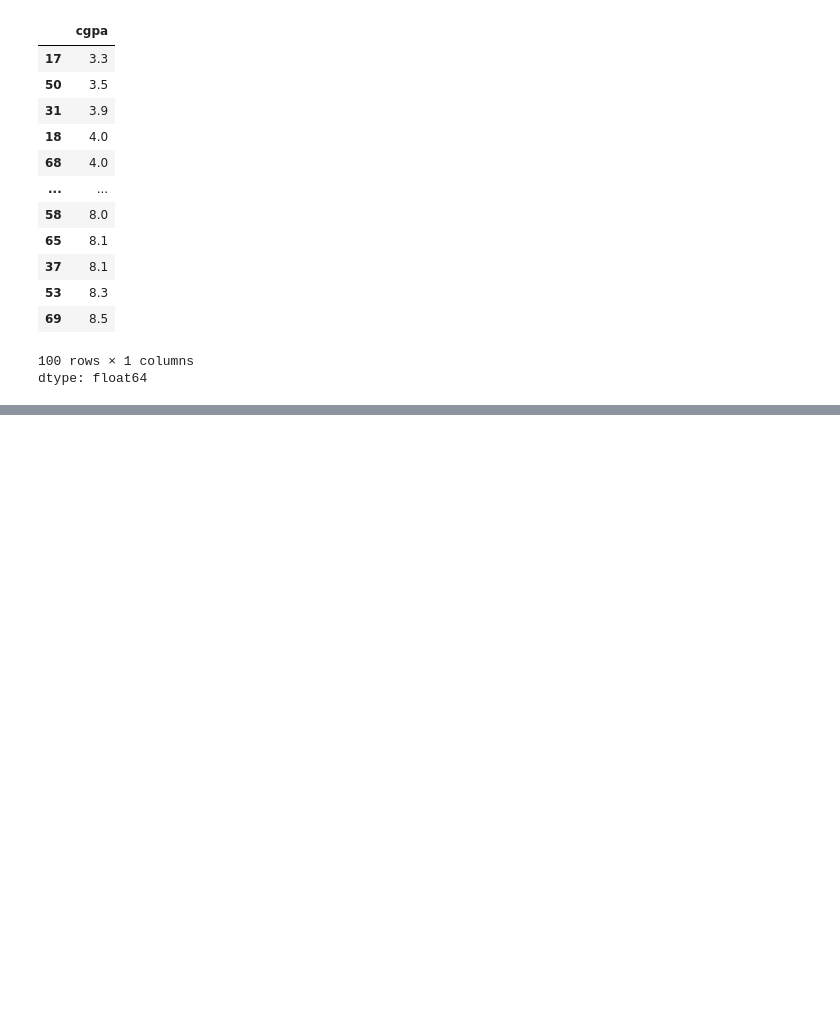
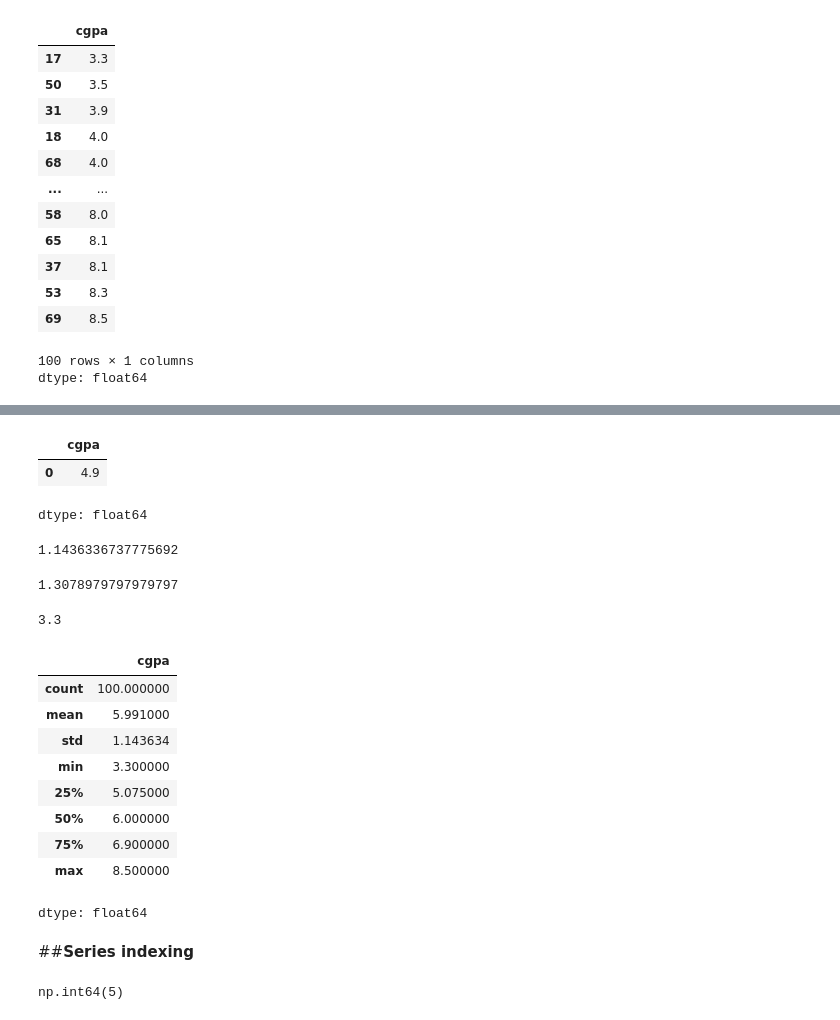
Before and after one commit to Rawatkhushi/ML-Practice-Projects, a Jupyter notebook: 0. Learnings/Pandas_0.ipynb, the cells around one changed output, grey strips where cells are left out. Saved outputs shown, nothing was run; the diff lists cells and outputs as text; code cells hidden in the pictures; blank space fills up the shorter version.

```diff
--- a/0. Learnings/Pandas_0.ipynb
+++ b/0. Learnings/Pandas_0.ipynb
@@ -271,0 +313,44 @@ dtype: float64
+# %%
+#mode
+subs.mode()
+# %% [output]
+|  | cgpa |
+| 0 | 4.9 |
+dtype: float64
+# %%
+#standard Deviation
+subs.std()
+# %% [output]
+1.1436336737775692
+# %%
+#variance
+subs.var()
+# %% [output]
+1.3078979797979797
+# %%
+#min and max
+subs.min()
+# %% [output]
+3.3
+# %%
+#describe
+subs.describe()
+# %% [output]
+|  | cgpa |
+| count | 100.000000 |
+| mean | 5.991000 |
+| std | 1.143634 |
+| min | 3.300000 |
+| 25% | 5.075000 |
+| 50% | 6.000000 |
+| 75% | 6.900000 |
+| max | 8.500000 |
+dtype: float64
+# %% [markdown]
+##**Series indexing**
+# %%
+#integer indexing
+x = pd.Series([1,2,3,4,5,6,7,8,9])
+x[4]
+# %% [output]
+np.int64(5)
```
Also changed, not shown: parts of 12 cells of this notebook.
